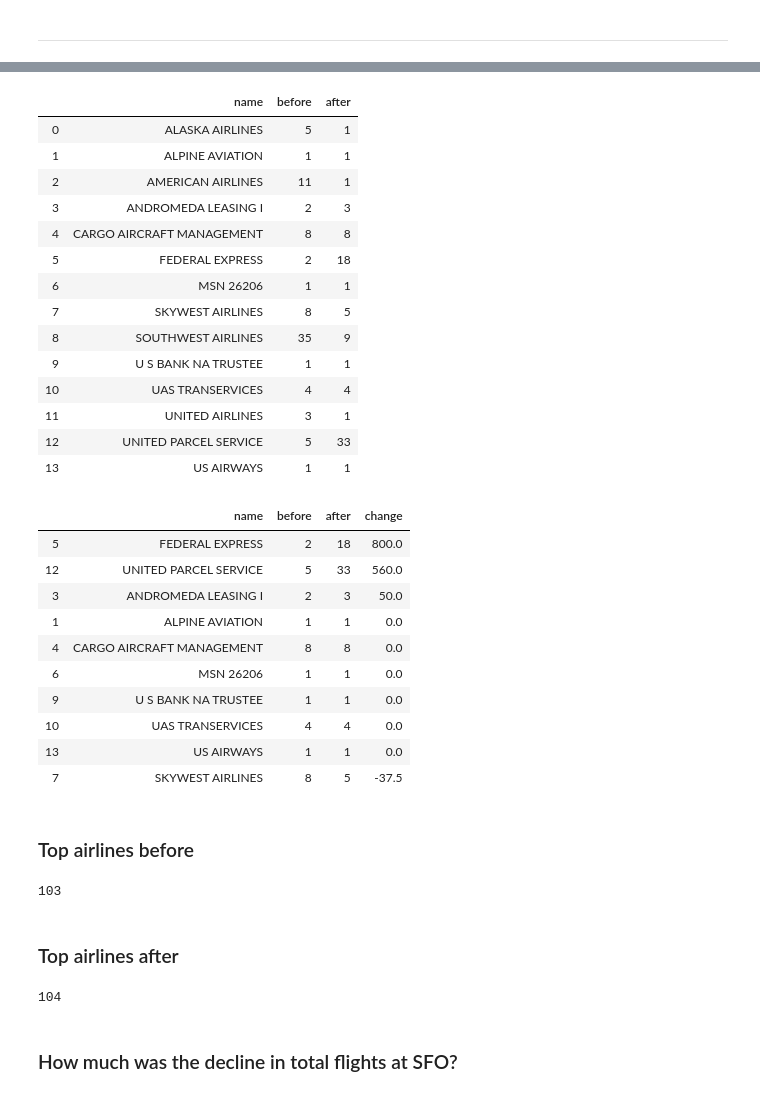
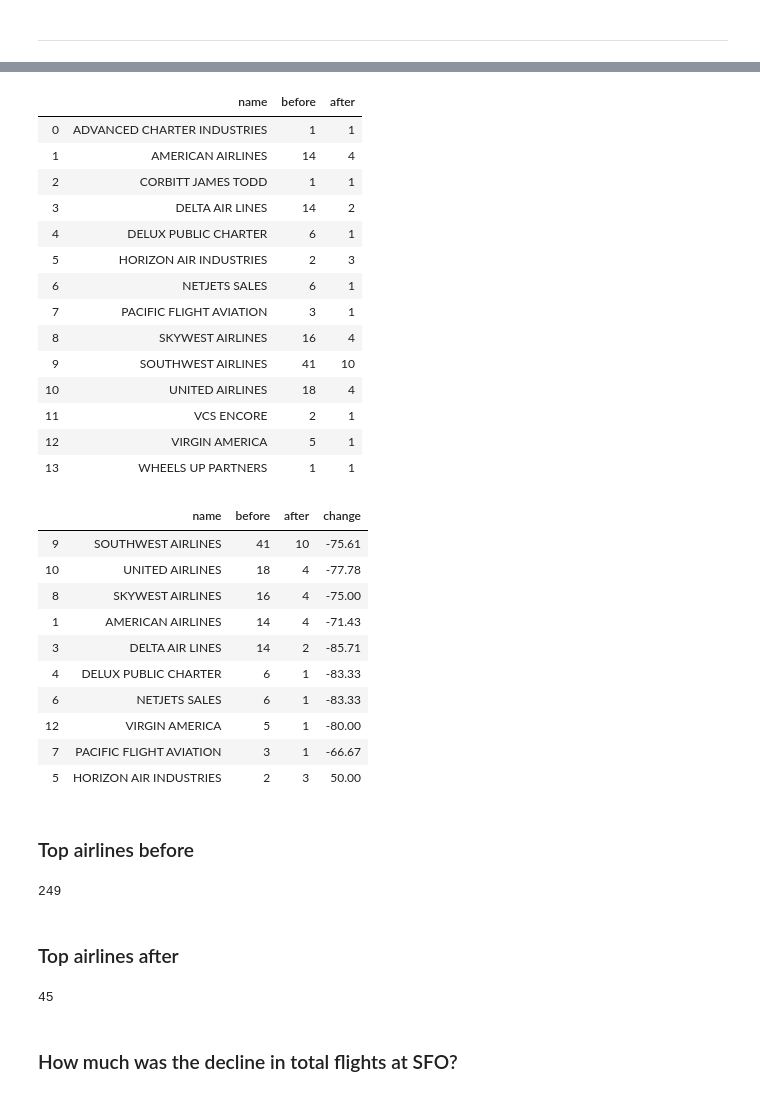
Before and after one commit to datadesk/coronavirus-flight-tracking, a Jupyter notebook: flights-data/00-coronavirus-flight-maps-data.ipynb, the cells around one changed output, grey strips where cells are left out. Cells and saved outputs as stored; diff of their text form; code cells hidden in the pictures.

```diff
--- a/flights-data/00-coronavirus-flight-maps-data.ipynb
+++ b/flights-data/00-coronavirus-flight-maps-data.ipynb
@@ -869,4 +944,4 @@ ont_pos_before = positions_geo_before_line[positions_geo_before_line['schd_from'
 # %%
-ont_pos_after_names = ont_pos_after.groupby(['name']).agg('size').reset_index(name='flights')
-ont_pos_before_names = ont_pos_before.groupby(['name']).agg('size').reset_index(name='flights')
+sna_pos_after_names = sna_pos_after.groupby(['name']).agg('size').reset_index(name='flights')
+sna_pos_before_names = sna_pos_before.groupby(['name']).agg('size').reset_index(name='flights')
 # %%
@@ -900,27 +975,27 @@ ont_pos_after_names.sort_values(by='flights', ascending=False).head(10)
 # %%
-before_after_ont_merge = pd.merge(ont_pos_before_names, ont_pos_after_names, on='name', how='inner')
+before_after_sna_merge = pd.merge(sna_pos_before_names, sna_pos_after_names, on='name', how='inner')
 # %%
-before_after_ont_merge.rename(columns={"flights_x": "before", "flights_y": "after"}, inplace=True)
+before_after_sna_merge.rename(columns={"flights_x": "before", "flights_y": "after"}, inplace=True)
 # %%
-before_after_ont_merge.head(50)
+before_after_sna_merge.head(50)
 # %% [output]
 |  | name | before | after |
-| 0 | ALASKA AIRLINES | 5 | 1 |
-| 1 | ALPINE AVIATION | 1 | 1 |
-| 2 | AMERICAN AIRLINES | 11 | 1 |
-| 3 | ANDROMEDA LEASING I | 2 | 3 |
-| 4 | CARGO AIRCRAFT MANAGEMENT | 8 | 8 |
-| 5 | FEDERAL EXPRESS | 2 | 18 |
-| 6 | MSN 26206 | 1 | 1 |
-| 7 | SKYWEST AIRLINES | 8 | 5 |
-| 8 | SOUTHWEST AIRLINES | 35 | 9 |
-| 9 | U S BANK NA TRUSTEE | 1 | 1 |
-| 10 | UAS TRANSERVICES | 4 | 4 |
-| 11 | UNITED AIRLINES | 3 | 1 |
-| 12 | UNITED PARCEL SERVICE | 5 | 33 |
-| 13 | US AIRWAYS | 1 | 1 |
+| 0 | ADVANCED CHARTER INDUSTRIES | 1 | 1 |
+| 1 | AMERICAN AIRLINES | 14 | 4 |
+| 2 | CORBITT JAMES TODD | 1 | 1 |
+| 3 | DELTA AIR LINES | 14 | 2 |
+| 4 | DELUX PUBLIC CHARTER | 6 | 1 |
+| 5 | HORIZON AIR INDUSTRIES | 2 | 3 |
+| 6 | NETJETS SALES | 6 | 1 |
+| 7 | PACIFIC FLIGHT AVIATION | 3 | 1 |
+| 8 | SKYWEST AIRLINES | 16 | 4 |
+| 9 | SOUTHWEST AIRLINES | 41 | 10 |
+| 10 | UNITED AIRLINES | 18 | 4 |
+| 11 | VCS ENCORE | 2 | 1 |
+| 12 | VIRGIN AMERICA | 5 | 1 |
+| 13 | WHEELS UP PARTNERS | 1 | 1 |
 # %%
-before_after_ont_merge['change'] = \
-((before_after_ont_merge['after'] - before_after_ont_merge['before'])/\
- before_after_ont_merge['before']*100).round(2)
+before_after_sna_merge['change'] = \
+((before_after_sna_merge['after'] - before_after_sna_merge['before'])/\
+ before_after_sna_merge['before']*100).round(2)
 # %%
@@ -928,15 +1003,15 @@ before_after_ont_merge.sort_values(by='before', ascending=False).to_csv('output/
 # %%
-before_after_ont_merge.sort_values(by='change', ascending=False).head(10)
+before_after_sna_merge.sort_values(by='before', ascending=False).head(10)
 # %% [output]
 |  | name | before | after | change |
-| 5 | FEDERAL EXPRESS | 2 | 18 | 800.0 |
-| 12 | UNITED PARCEL SERVICE | 5 | 33 | 560.0 |
-| 3 | ANDROMEDA LEASING I | 2 | 3 | 50.0 |
-| 1 | ALPINE AVIATION | 1 | 1 | 0.0 |
-| 4 | CARGO AIRCRAFT MANAGEMENT | 8 | 8 | 0.0 |
-| 6 | MSN 26206 | 1 | 1 | 0.0 |
-| 9 | U S BANK NA TRUSTEE | 1 | 1 | 0.0 |
-| 10 | UAS TRANSERVICES | 4 | 4 | 0.0 |
-| 13 | US AIRWAYS | 1 | 1 | 0.0 |
-| 7 | SKYWEST AIRLINES | 8 | 5 | -37.5 |
+| 9 | SOUTHWEST AIRLINES | 41 | 10 | -75.61 |
+| 10 | UNITED AIRLINES | 18 | 4 | -77.78 |
+| 8 | SKYWEST AIRLINES | 16 | 4 | -75.00 |
+| 1 | AMERICAN AIRLINES | 14 | 4 | -71.43 |
+| 3 | DELTA AIR LINES | 14 | 2 | -85.71 |
+| 4 | DELUX PUBLIC CHARTER | 6 | 1 | -83.33 |
+| 6 | NETJETS SALES | 6 | 1 | -83.33 |
+| 12 | VIRGIN AMERICA | 5 | 1 | -80.00 |
+| 7 | PACIFIC FLIGHT AVIATION | 3 | 1 | -66.67 |
+| 5 | HORIZON AIR INDUSTRIES | 2 | 3 | 50.00 |
 # %%
@@ -945,15 +1020,15 @@ ont_pos_after_names.to_csv('output/table_ont_pos_after_names.csv')
 # %% [markdown]
 ### Top airlines before
 # %%
-ont_pos_before_names.flights.sum()
+sna_pos_before_names.flights.sum()
 # %% [output]
-103
+249
 # %% [markdown]
 ### Top airlines after
 # %%
-ont_pos_after_names.flights.sum()
+sna_pos_after_names.flights.sum()
 # %% [output]
-104
+45
 # %% [markdown]
 ### How much was the decline in total flights at SFO?
 # %%
```
Also changed, not shown: parts of 56 cells of this notebook, 56 other files.
